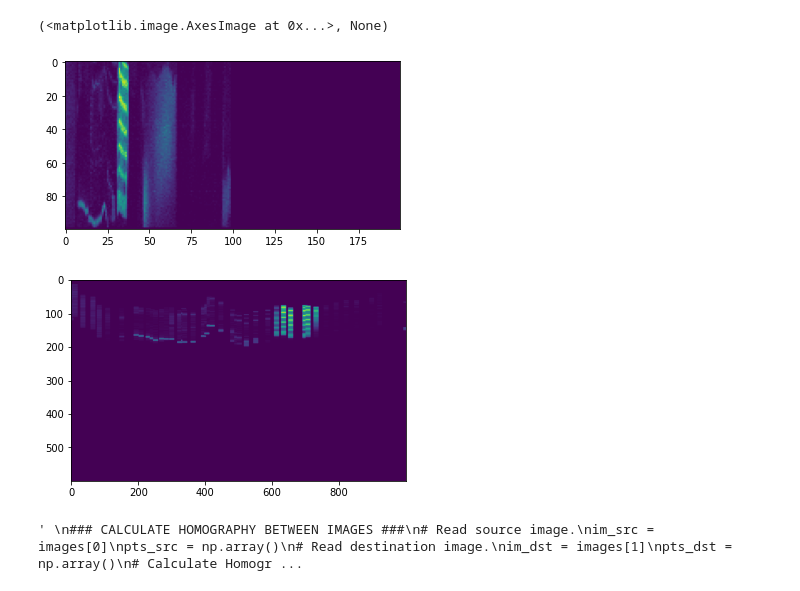
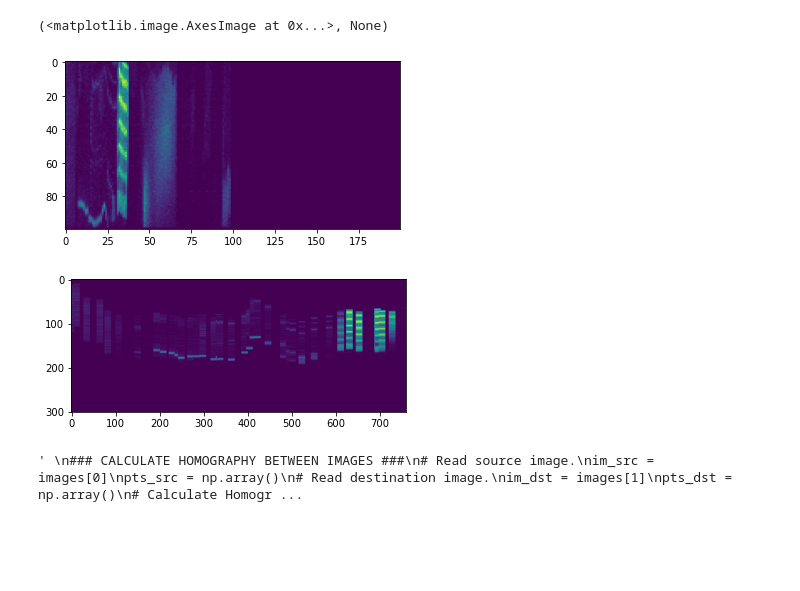
Before and after one commit to gabrielclark3330/biim-lab-hyperspectral, a Jupyter notebook: Src/imageHomographyNotebook.ipynb, the cells around one changed output. Cells and saved outputs as stored; diff of their text form; code cells hidden in the pictures; blank space fills up the shorter version.

```diff
--- a/Src/imageHomographyNotebook.ipynb
+++ b/Src/imageHomographyNotebook.ipynb
@@ -245,43 +245,46 @@ plt.imshow(np.float32(img2[0])),plt.show()
 (<matplotlib.image.AxesImage at 0x...>, None)
 # %%
 
+wavelen = 100
 plt.imshow(cube_file[wavelen]),plt.show()
+horizontal_dimension = 760
+vertical_dimension = 300
+number_of_wavelen_slices = 341
 
-wavelen = 100
-hyperCube = np.zeros((341,1000,1000)) #TODO: [there are 341 wavelen slices, ,]
+hyperCube = np.zeros((number_of_wavelen_slices,vertical_dimension+1,horizontal_dimension+1)) #TODO: [there are 341 wavelen slices, ,]
 for linescan_index in range(len(cube_file[0][0])): # for each linescan
     for point_index in range(len(cube_file[wavelen])): # for each point in each linescan
         # perform point shift
         linescan_index = min(len(line_scan_transforms)-1, linescan_index)
-        point_x = max(0, min(999, math.floor(linescan_index - line_scan_transforms[linescan_index].vectorToNow[0]))) #+900
-        point_y = max(0, min(999, math.floor(point_index - line_scan_transforms[linescan_index].vectorToNow[1]))) #+500
+        point_x = max(0, min(horizontal_dimension, math.floor(linescan_index - line_scan_transforms[linescan_index].vectorToNow[0]))) #+900
+        point_y = max(0, min(horizontal_dimension, math.floor(point_index - line_scan_transforms[linescan_index].vectorToNow[1]))) #+500
         hyperCube[wavelen, point_y, point_x] = cube_file[wavelen][point_index][linescan_index]
         for j in range(-7, 8):
-            hyperCube[wavelen, point_y, max(0, min(999, point_x+j))] = cube_file[wavelen][point_index][linescan_index]
+            hyperCube[wavelen, point_y, max(0, min(horizontal_dimension, point_x+j))] = cube_file[wavelen][point_index][linescan_index]
 
-plt.imshow(hyperCube[wavelen][0:600][0:600]),plt.show()
+plt.imshow(hyperCube[wavelen]),plt.show()
 
 
 '''
 ### CALCULATE HOMOGRAPHY BETWEEN IMAGES ###
 # Read source image.
 im_src = images[0]
 pts_src = np.array()
 # Read destination image.
 im_dst = images[1]
 pts_dst = np.array()
 # Calculate Homography
 h, status = cv2.findHomography(pts_src, pts_dst)
 # Warp source image to destination based on homography
 im_out = cv2.warpPerspective(im_src, h, (im_dst.shape[1],im_dst.shape[0]))
 # Display images
 cv2.imshow("Source Image", im_src)
 cv2.imshow("Destination Image", im_dst)
 cv2.imshow("Warped Source Image", im_out)
 cv2.waitKey(0)
 #####################################################
 '''
 # %% [output]
 [figure]
-[figure, old version]
+[figure, new version]
 ' \n### CALCULATE HOMOGRAPHY BETWEEN IMAGES ###\n# Read source image.\nim_src = images[0]\npts_src = np.array()\n# Read destination image.\nim_dst = images[1]\npts_dst = np.array()\n# Calculate Homogr ...
```
Also changed, not shown: parts of 1 cell of this notebook, 1 other file.
